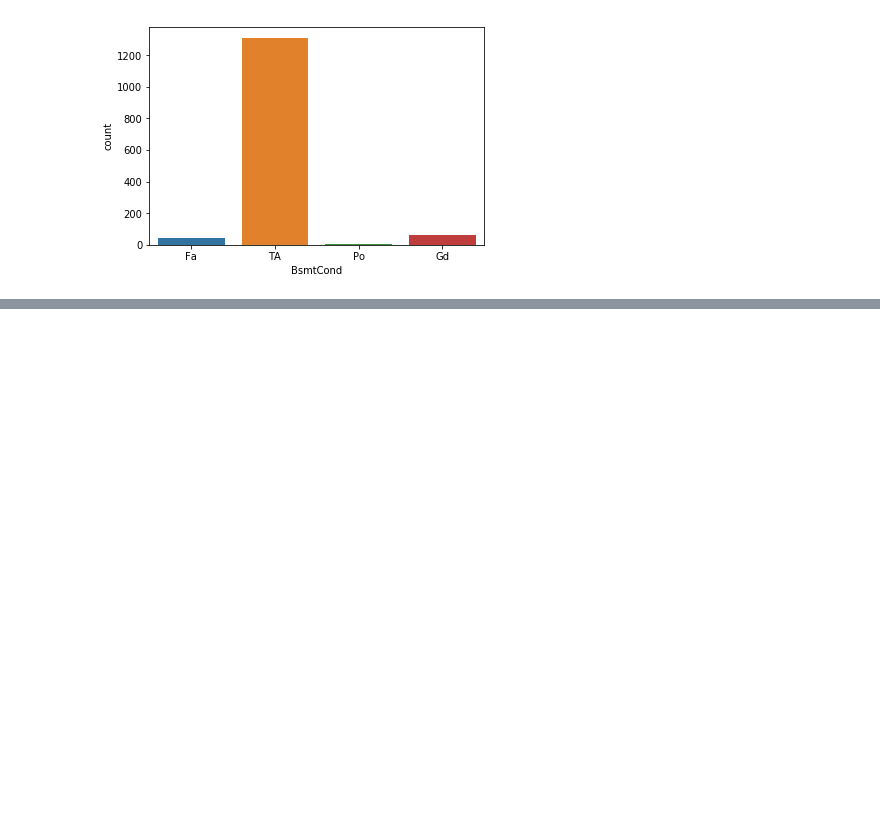
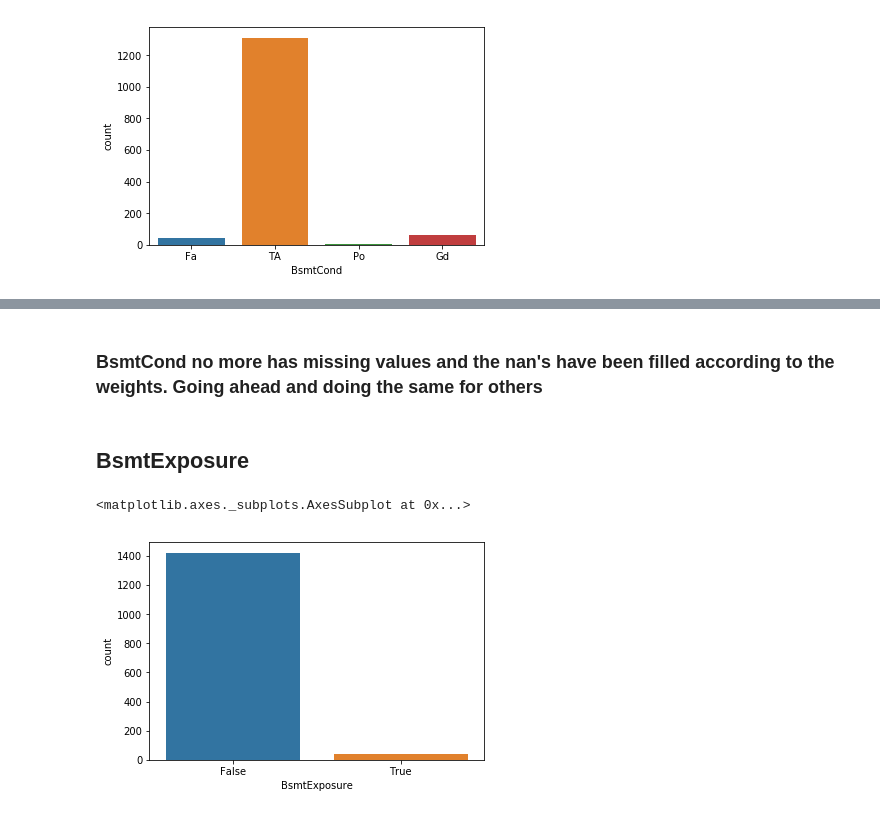
Before and after one commit to rohitgang/HousingPrice_Prediction, a Jupyter notebook: Housing_Analysis.ipynb, the cells around one changed output, grey strips where cells are left out. Cells and saved outputs as stored; diff of their text form; code cells hidden in the pictures; blank space fills up the shorter version.

```diff
--- a/Housing_Analysis.ipynb
+++ b/Housing_Analysis.ipynb
@@ -324,0 +357,9 @@ TypeError: must be real number, not str
+# %% [markdown]
+### BsmtCond no more has missing values and the nan's have been filled according to the weights. Going ahead and doing the same for others
+# %% [markdown]
+## BsmtExposure
+# %%
+sns.countplot(noisyDF['BsmtExposure'].isna())
+# %% [output]
+<matplotlib.axes._subplots.AxesSubplot at 0x...>
+[figure, added]
```
Also changed, not shown: parts of 41 cells of this notebook.
